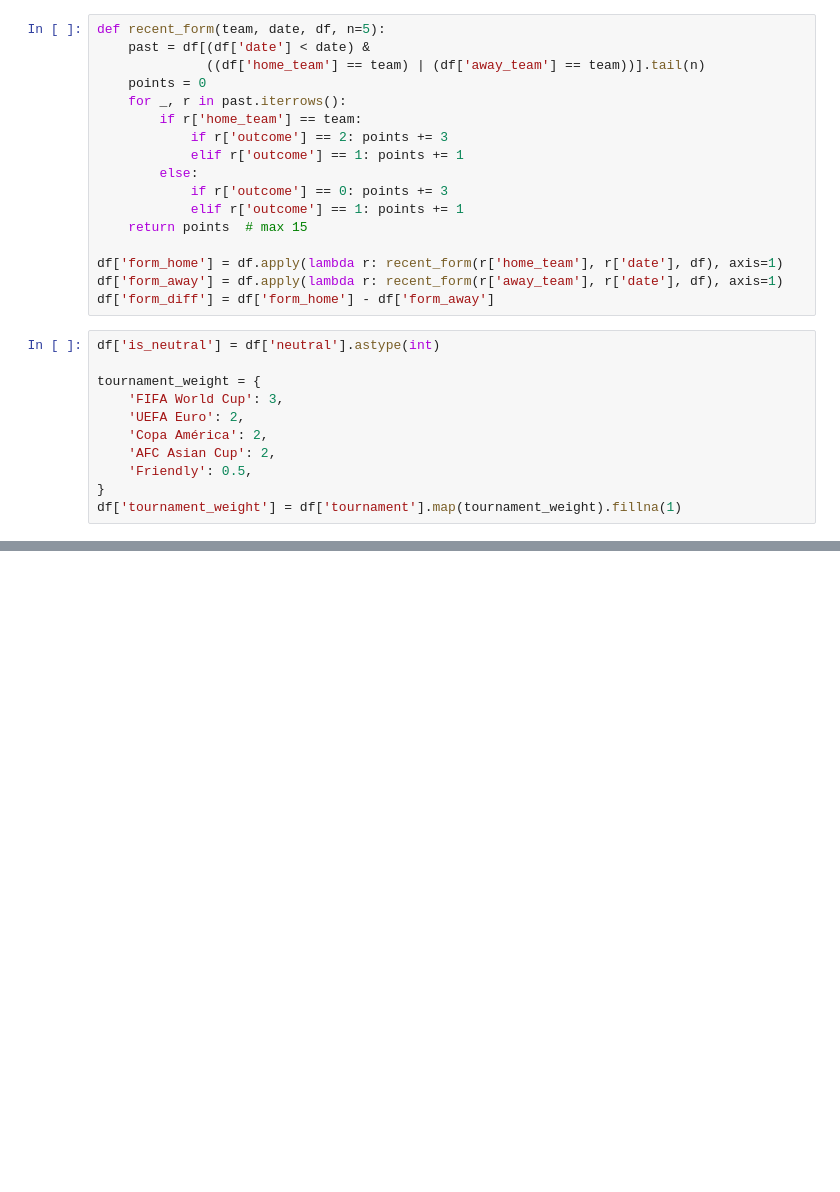
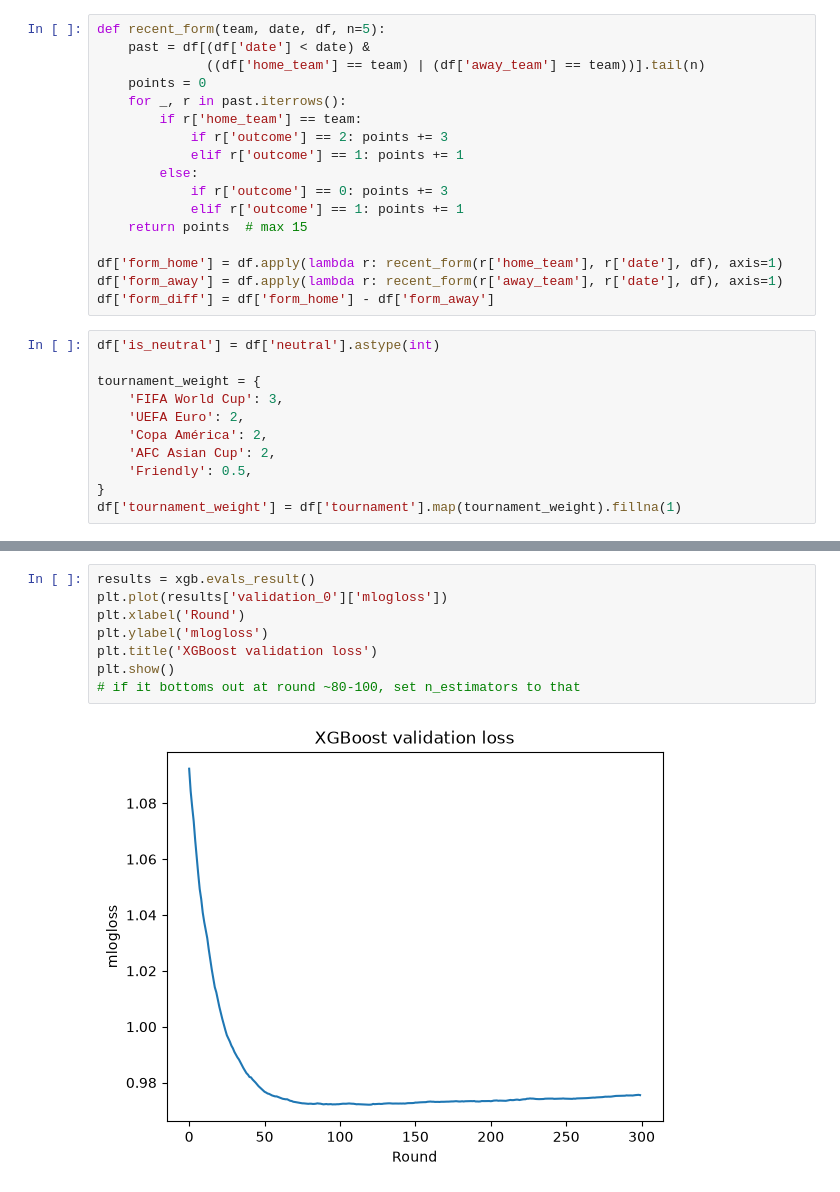
Before and after one commit to 17MaNN/WC26, a Jupyter notebook: notebooks/data_model.ipynb, the cells around one changed output, grey strips where cells are left out. Cells and saved outputs as stored; diff of their text form; blank space fills up the shorter version.

```diff
--- a/notebooks/data_model.ipynb
+++ b/notebooks/data_model.ipynb
@@ -122,0 +326,10 @@ max      775.790000     15.000000      1.000000           3.000000
+# %%
+results = xgb.evals_result()
+plt.plot(results['validation_0']['mlogloss'])
+plt.xlabel('Round')
+plt.ylabel('mlogloss')
+plt.title('XGBoost validation loss')
+plt.show()
+# if it bottoms out at round ~80-100, set n_estimators to that
+# %% [output]
+[figure, added]
```
Also changed, not shown: parts of 13 cells of this notebook, 3 other files.
